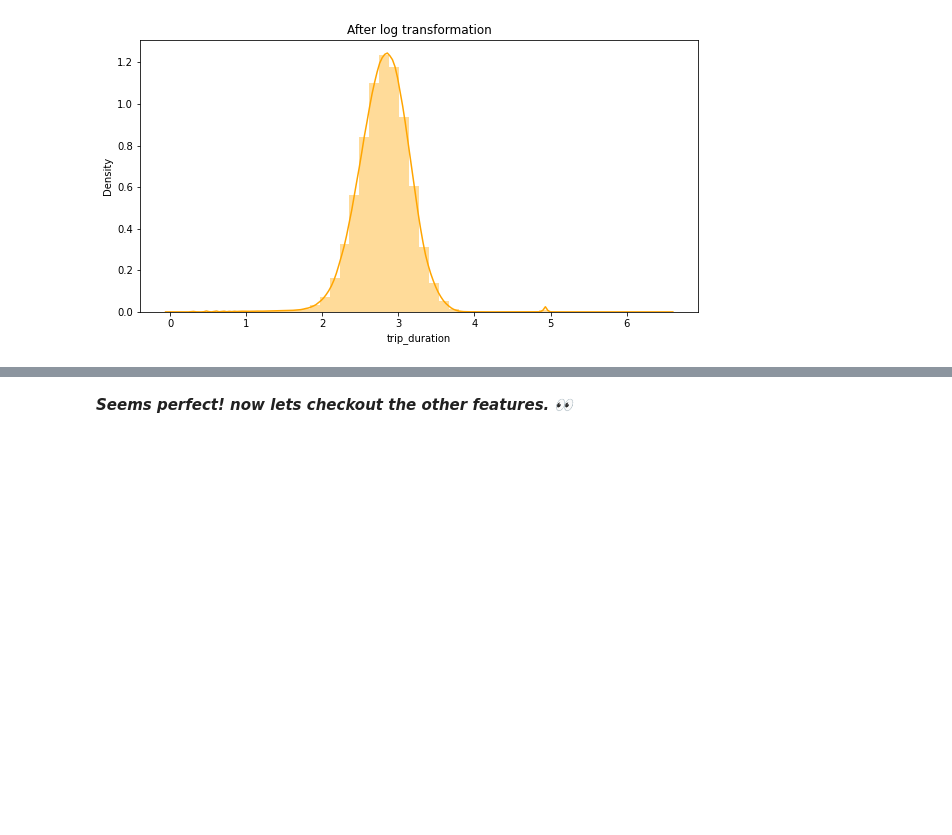
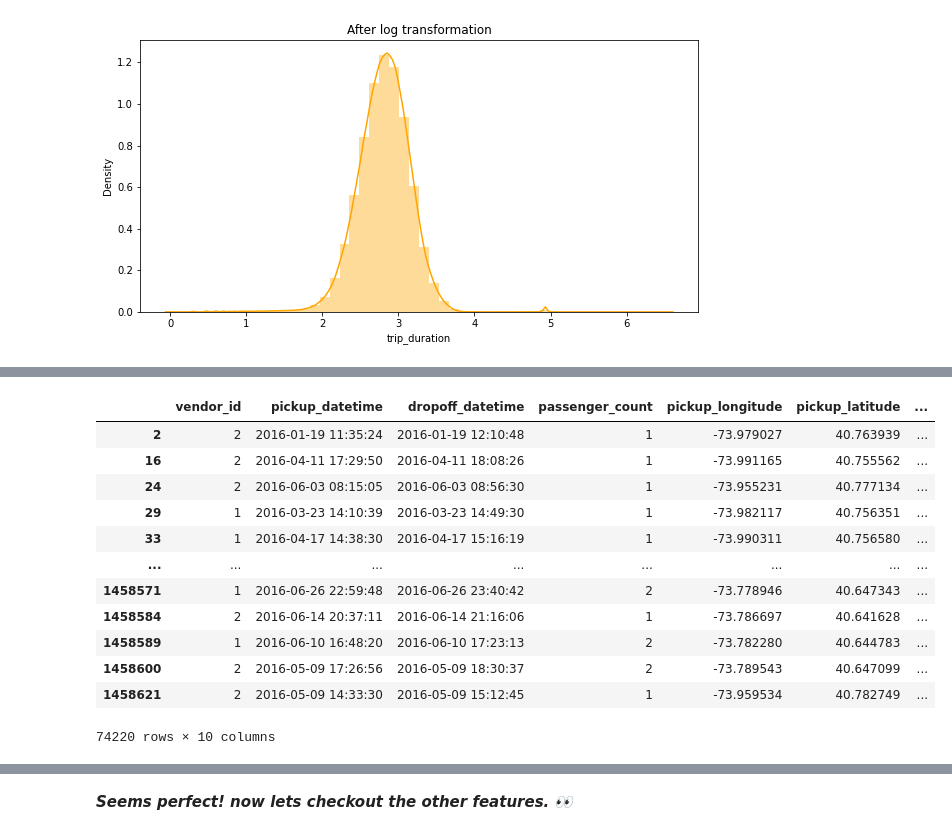
Before and after one commit to anishjohnson/Airbnb-Booking-Analysis, a Jupyter notebook: Anish_Johnson_NYC_Taxi_Trip_Time_Prediction_Capstone_Project.ipynb, the cells around one changed output, grey strips where cells are left out. Cells and saved outputs as stored; diff of their text form; code cells hidden in the pictures; blank space fills up the shorter version.

```diff
--- a/Anish_Johnson_NYC_Taxi_Trip_Time_Prediction_Capstone_Project.ipynb
+++ b/Anish_Johnson_NYC_Taxi_Trip_Time_Prediction_Capstone_Project.ipynb
@@ -205,0 +232,19 @@ plt.show()
+# %%
+# Get upper/lower bounds for trip_duration.
+lowerbound,upperbound = outlier_treatment(nyc_df['trip_duration'])
+
+nyc_df[(nyc_df['trip_duration'] < lowerbound) | (nyc_df['trip_duration'] > upperbound)]
+# %% [output]
+|  | vendor_id | pickup_datetime | dropoff_datetime | passenger_count | pickup_longitude | pickup_latitude | ... |
+| 2 | 2 | 2016-01-19 11:35:24 | 2016-01-19 12:10:48 | 1 | -73.979027 | 40.763939 | ... |
+| 16 | 2 | 2016-04-11 17:29:50 | 2016-04-11 18:08:26 | 1 | -73.991165 | 40.755562 | ... |
+| 24 | 2 | 2016-06-03 08:15:05 | 2016-06-03 08:56:30 | 1 | -73.955231 | 40.777134 | ... |
+| 29 | 1 | 2016-03-23 14:10:39 | 2016-03-23 14:49:30 | 1 | -73.982117 | 40.756351 | ... |
+| 33 | 1 | 2016-04-17 14:38:30 | 2016-04-17 15:16:19 | 1 | -73.990311 | 40.756580 | ... |
+| ... | ... | ... | ... | ... | ... | ... | ... |
+| 1458571 | 1 | 2016-06-26 22:59:48 | 2016-06-26 23:40:42 | 2 | -73.778946 | 40.647343 | ... |
+| 1458584 | 2 | 2016-06-14 20:37:11 | 2016-06-14 21:16:06 | 1 | -73.786697 | 40.641628 | ... |
+| 1458589 | 1 | 2016-06-10 16:48:20 | 2016-06-10 17:23:13 | 2 | -73.782280 | 40.644783 | ... |
+| 1458600 | 2 | 2016-05-09 17:26:56 | 2016-05-09 18:30:37 | 2 | -73.789543 | 40.647099 | ... |
+| 1458621 | 2 | 2016-05-09 14:33:30 | 2016-05-09 15:12:45 | 1 | -73.959534 | 40.782749 | ... |
+74220 rows × 10 columns
```
Also changed, not shown: parts of 16 cells of this notebook.
